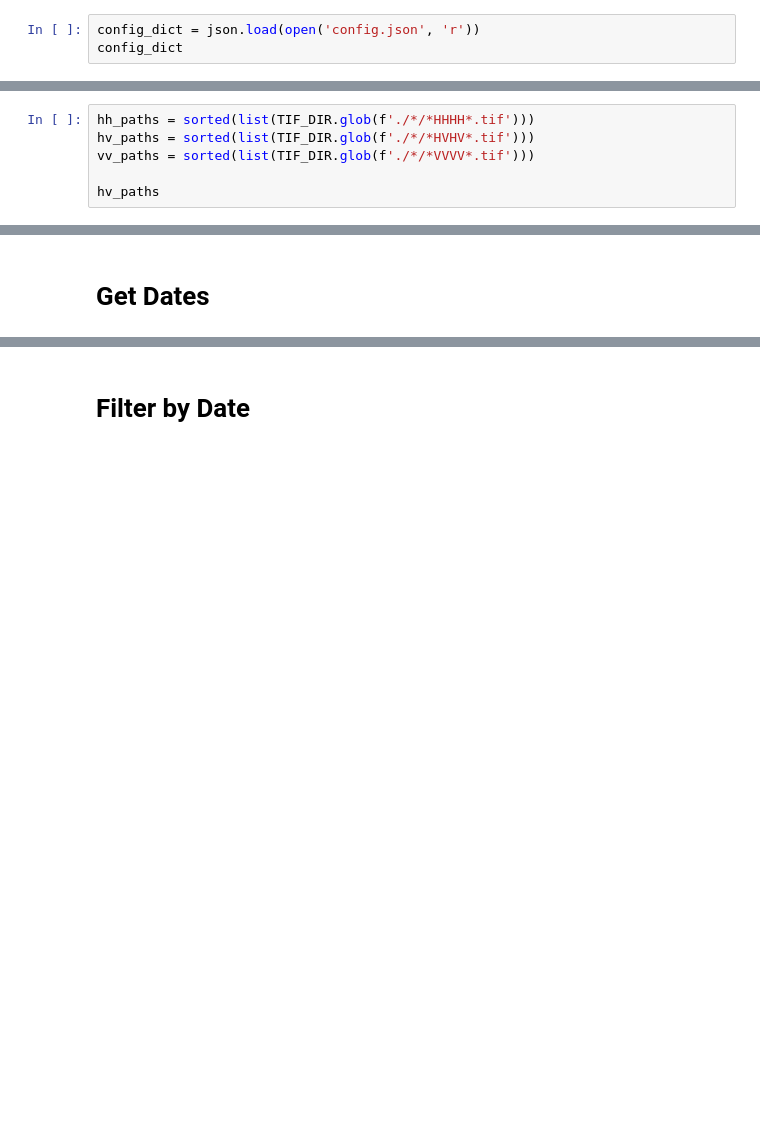
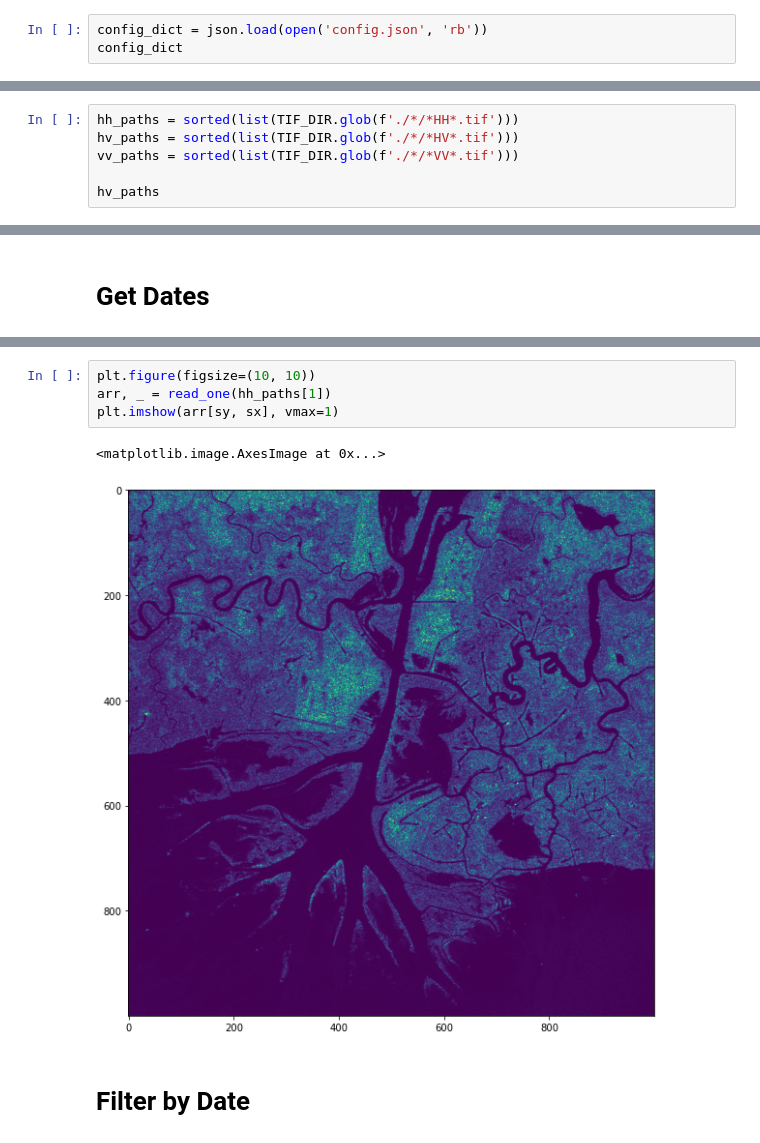
Before and after one commit to simard-landscape-lab/rabasar, a Jupyter notebook: notebooks/0 - Rename and Reproject Time Series.ipynb, the cells around one changed output, grey strips where cells are left out. Cells and saved outputs as stored; diff of their text form; blank space fills up the shorter version.

```diff
--- a/notebooks/0 - Rename and Reproject Time Series.ipynb
+++ b/notebooks/0 - Rename and Reproject Time Series.ipynb
@@ -17,6 +17,6 @@ import json
 # %% [markdown]
 # Read Config JSON
 # %%
-config_dict = json.load(open('config.json', 'r'))
+config_dict = json.load(open('config.json', 'rb'))
 config_dict
 # %% [output]
@@ -60,7 +64,7 @@ image_dirs
 # %%
-hh_paths = sorted(list(TIF_DIR.glob(f'./*/*HHHH*.tif')))
-hv_paths = sorted(list(TIF_DIR.glob(f'./*/*HVHV*.tif')))
-vv_paths = sorted(list(TIF_DIR.glob(f'./*/*VVVV*.tif')))
+hh_paths = sorted(list(TIF_DIR.glob(f'./*/*HH*.tif')))
+hv_paths = sorted(list(TIF_DIR.glob(f'./*/*HV*.tif')))
+vv_paths = sorted(list(TIF_DIR.glob(f'./*/*VV*.tif')))
 
 hv_paths
 # %% [output]
@@ -131,3 +176,10 @@ dates
+# %%
+plt.figure(figsize=(10, 10))
+arr, _ = read_one(hh_paths[1])
+plt.imshow(arr[sy, sx], vmax=1)
+# %% [output]
+<matplotlib.image.AxesImage at 0x...>
+[figure, added]
 # %% [markdown]
 # Filter by Date
 # %%
```
Also changed, not shown: parts of 32 cells of this notebook, 9 other files.
